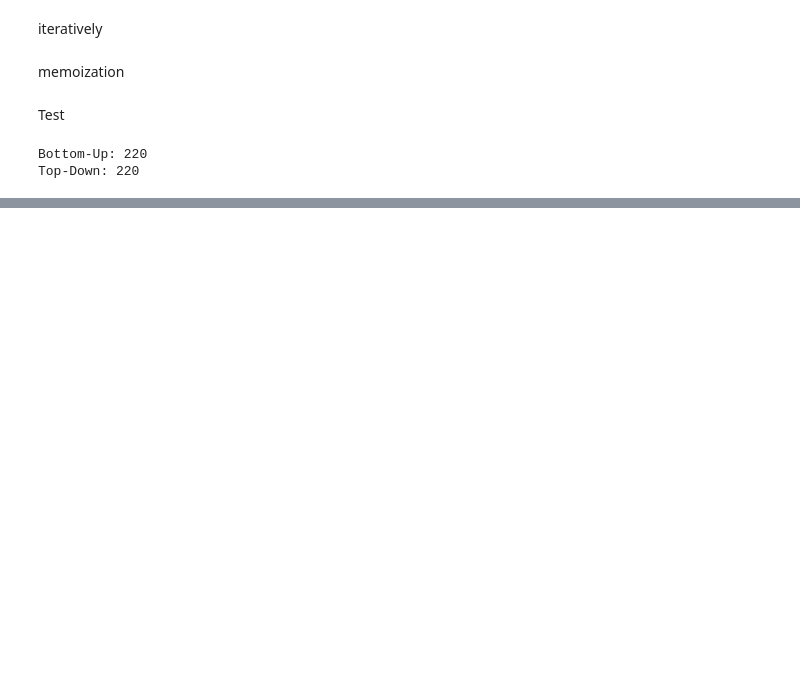
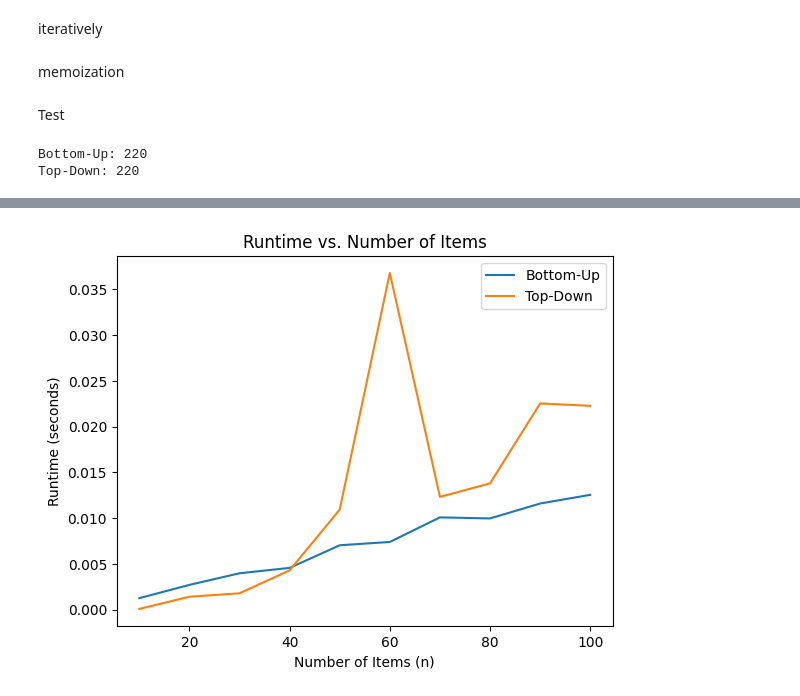
Before and after one commit to Targolb/Project3, a Jupyter notebook: project3.ipynb, the cells around one changed output, grey strips where cells are left out. Drawn from its saved outputs; the diff is of its cells as text; code cells hidden in the pictures; blank space fills up the shorter version.

```diff
--- a/project3.ipynb
+++ b/project3.ipynb
@@ -53,0 +56,98 @@ Top-Down: 220
+# %%
+import random
+import time
+import matplotlib.pyplot as plt
+
+# Bottom-Up Knapsack Function
+def knapsack_bottom_up(values, weights, capacity):
+    n = len(values)
+    dp = [[0] * (capacity + 1) for _ in range(n + 1)]
+    for i in range(1, n + 1):
+        for w in range(capacity + 1):
+            if weights[i - 1] <= w:
+                dp[i][w] = max(dp[i - 1][w], dp[i - 1][w - weights[i - 1]] + values[i - 1])
+            else:
+                dp[i][w] = dp[i - 1][w]
+    return dp[n][capacity]
+
+# Top-Down Knapsack Function
+def knapsack_top_down(values, weights, capacity):
+    n = len(values)
+    memo = {}
+
+    def helper(i, w):
+        if i == 0 or w == 0:
+            return 0
+        if (i, w) in memo:
+            return memo[(i, w)]
+        if weights[i - 1] > w:
+            memo[(i, w)] = helper(i - 1, w)
+        else:
+            memo[(i, w)] = max(
+                helper(i - 1, w),
+                helper(i - 1, w - weights[i - 1]) + values[i - 1]
+            )
+        return memo[(i, w)]
+
+    return helper(n, capacity)
+
+# Experiment Parameters
+def generate_random_input(n, max_weight, max_value):
+    weights = [random.randint(1, max_weight) for _ in range(n)]
+    values = [random.randint(1, max_value) for _ in range(n)]
+    return values, weights
+
+# Measure Runtime
+def measure_runtime(knapsack_function, values, weights, capacity):
+    start_time = time.time()
+    knapsack_function(values, weights, capacity)
+    return time.time() - start_time
+
+# Run Experiments
+def run_experiments():
+    fixed_capacity = 500  # Fixed W
+    fixed_items = 50  # Fixed n
+    max_value = 100
+
+    # Varying n (fixed W)
+    ns = range(10, 101, 10)
+    runtime_bottom_up_n = []
+    runtime_top_down_n = []
+    for n in ns:
+        values, weights = generate_random_input(n, fixed_capacity, max_value)
+        runtime_bottom_up_n.append(measure_runtime(knapsack_bottom_up, values, weights, fixed_capacity))
+        runtime_top_down_n.append(measure_runtime(knapsack_top_down, values, weights, fixed_capacity))
+
+    # Varying W (fixed n)
+    capacities = range(100, 1001, 100)
+    runtime_bottom_up_w = []
+    runtime_top_down_w = []
+    for capacity in capacities:
+        values, weights = generate_random_input(fixed_items, capacity, max_value)
+        runtime_bottom_up_w.append(measure_runtime(knapsack_bottom_up, values, weights, capacity))
+        runtime_top_down_w.append(measure_runtime(knapsack_top_down, values, weights, capacity))
+
+    # Plot Results
+    # Runtime vs. n
+    plt.figure()
+    plt.plot(ns, runtime_bottom_up_n, label="Bottom-Up")
+    plt.plot(ns, runtime_top_down_n, label="Top-Down")
+    plt.xlabel("Number of Items (n)")
+    plt.ylabel("Runtime (seconds)")
+    plt.title("Runtime vs. Number of Items")
+    plt.legend()
+    plt.show()
+
+    # Runtime vs. W
+    plt.figure()
+    plt.plot(capacities, runtime_bottom_up_w, label="Bottom-Up")
+    plt.plot(capacities, runtime_top_down_w, label="Top-Down")
+    plt.xlabel("Knapsack Capacity (W)")
+    plt.ylabel("Runtime (seconds)")
+    plt.title("Runtime vs. Knapsack Capacity")
+    plt.legend()
+    plt.show()
+
+run_experiments()
+# %% [output]
+[figure, added]
```
Also changed, not shown: parts of 2 cells of this notebook, 2 other files.
